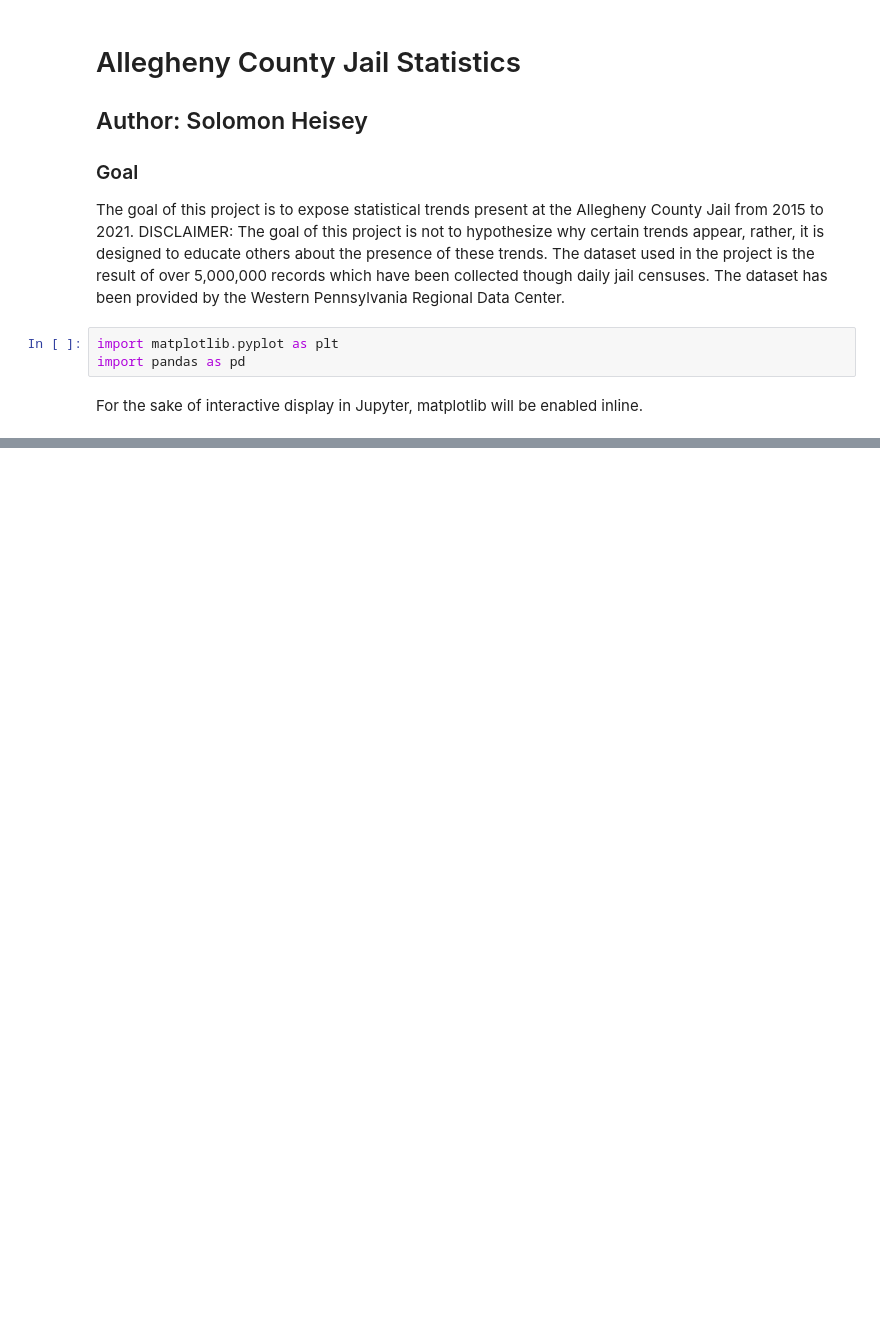
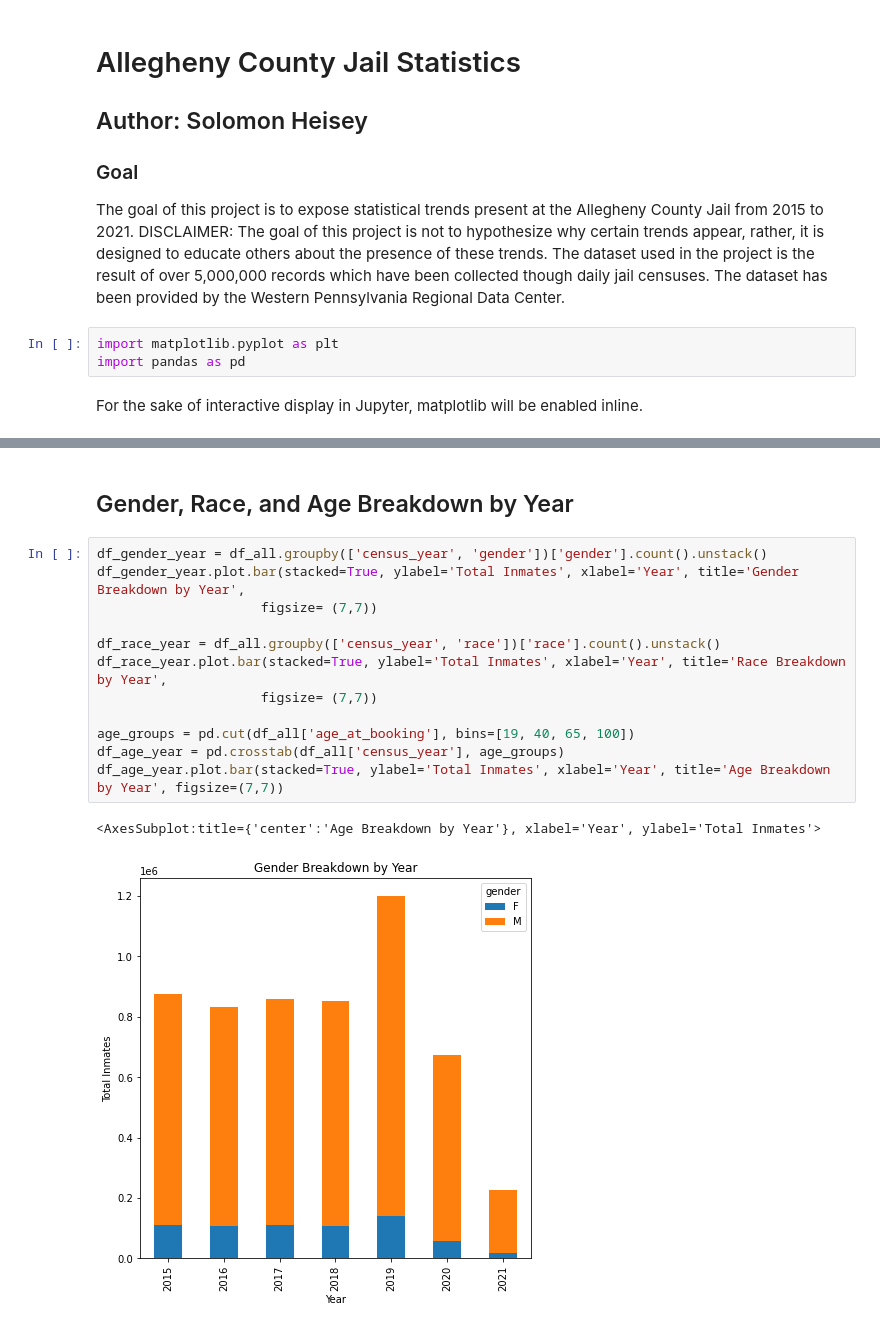
Before and after one commit to solomonheisey/Allegheny-County-Jail-Project, a Jupyter notebook: statistics.ipynb, the cells around one changed output, grey strips where cells are left out. Cells and saved outputs as stored; diff of their text form; blank space fills up the shorter version.

```diff
--- a/statistics.ipynb
+++ b/statistics.ipynb
@@ -45,0 +49,17 @@ df_race_month.plot(kind='bar', stacked=True, ylabel='Total Inmates', xlabel='Mon
+# %% [markdown]
+## Gender, Race, and Age Breakdown by Year
+# %%
+df_gender_year = df_all.groupby(['census_year', 'gender'])['gender'].count().unstack()
+df_gender_year.plot.bar(stacked=True, ylabel='Total Inmates', xlabel='Year', title='Gender Breakdown by Year',
+                     figsize= (7,7))
+
+df_race_year = df_all.groupby(['census_year', 'race'])['race'].count().unstack()
+df_race_year.plot.bar(stacked=True, ylabel='Total Inmates', xlabel='Year', title='Race Breakdown by Year',
+                     figsize= (7,7))
+
+age_groups = pd.cut(df_all['age_at_booking'], bins=[19, 40, 65, 100])
+df_age_year = pd.crosstab(df_all['census_year'], age_groups)
+df_age_year.plot.bar(stacked=True, ylabel='Total Inmates', xlabel='Year', title='Age Breakdown by Year', figsize=(7,7))
+# %% [output]
+<AxesSubplot:title={'center':'Age Breakdown by Year'}, xlabel='Year', ylabel='Total Inmates'>
+[figure, added]
```
Also changed, not shown: parts of 5 cells of this notebook.
